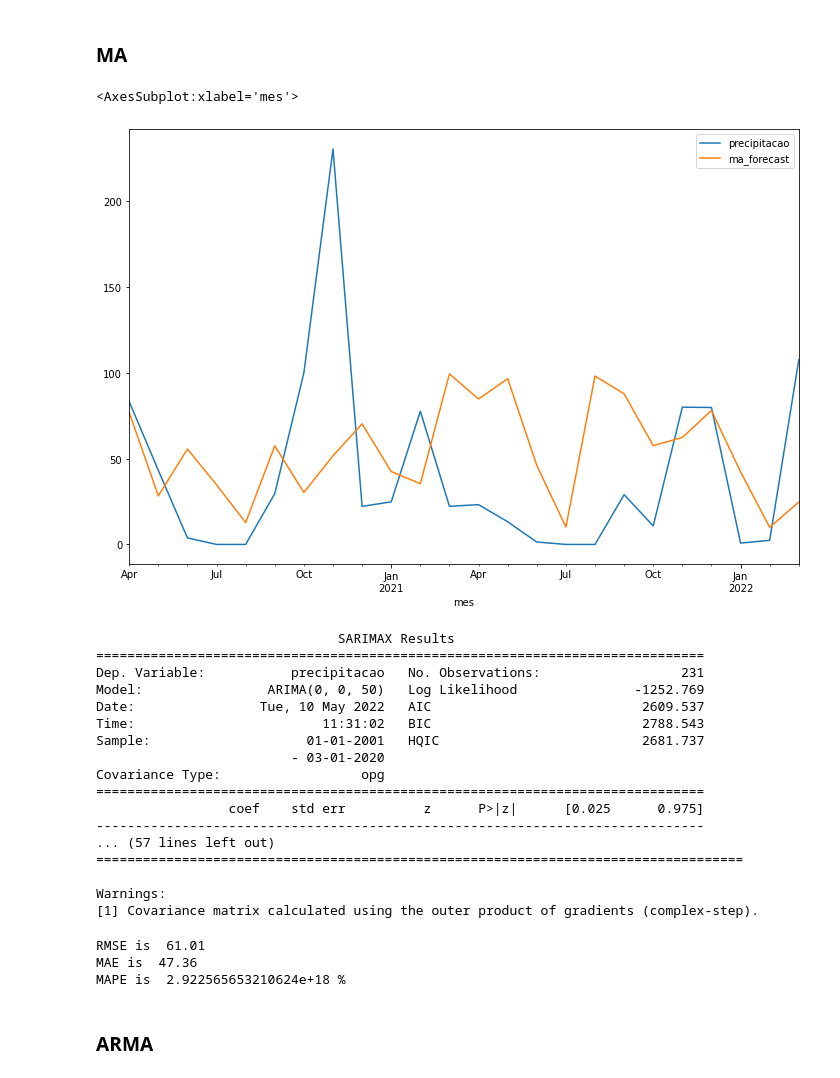
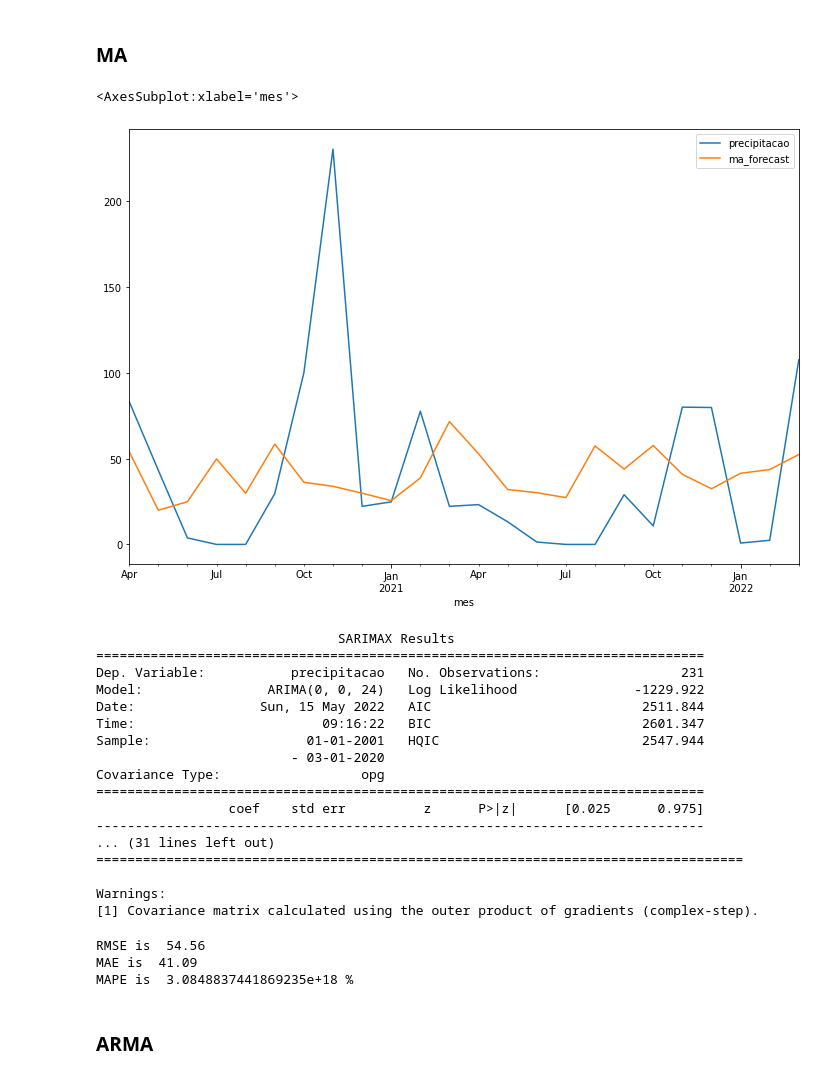
Before and after one commit to ManuelS0usa/TS-Precipitation-Forecast, a Jupyter notebook: ARMA_Models.ipynb, the cells around one changed output. Cells and saved outputs as stored; diff of their text form; code cells hidden in the pictures.

```diff
--- a/ARMA_Models.ipynb
+++ b/ARMA_Models.ipynb
@@ -371,29 +384,29 @@ MAPE is  6.13629049775168e+17 %
 # %%
 from statsmodels.tsa.arima.model import ARIMA
 # fit model
-ma_model = ARIMA(train_data, order=(0, 0, 50)).fit()
+ma_model = ARIMA(train_data, order=(0, 0, 24)).fit()
 # make prediction
 forecast_data['ma_forecast'] = ma_model.predict(start = mydata.shape[0]-fh, end=mydata.shape[0], dynamic= True)
 forecast_data[['precipitacao', 'ma_forecast']].iloc[-fh:].plot(figsize=(12, 8))
 # %% [output]
 <AxesSubplot:xlabel='mes'>
-[figure, old version]
+[figure, new version]
 # %%
 print(ma_model.summary())
 # %% [output]
                                SARIMAX Results
 ==============================================================================
 Dep. Variable:           precipitacao   No. Observations:                  231
-Model:                ARIMA(0, 0, 50)   Log Likelihood               -1252.769
-Date:                Tue, 10 May 2022   AIC                           2609.537
-Time:                        11:31:02   BIC                           2788.543
-Sample:                    01-01-2001   HQIC                          2681.737
+Model:                ARIMA(0, 0, 24)   Log Likelihood               -1229.922
+Date:                Sun, 15 May 2022   AIC                           2511.844
+Time:                        09:16:22   BIC                           2601.347
+Sample:                    01-01-2001   HQIC                          2547.944
                          - 03-01-2020
 Covariance Type:                  opg
 ==============================================================================
                  coef    std err          z      P>|z|      [0.025      0.975]
 ------------------------------------------------------------------------------
-... (57 lines left out)
+... (31 lines left out)
 ===================================================================================
 
 Warnings:
@@ -401,9 +414,9 @@ Warnings:
 # %%
 evaluate(test_data, forecast_data['ma_forecast'][-fh:])
 # %% [output]
-RMSE is  61.01
-MAE is  47.36
-MAPE is  2.922565653210624e+18 %
+RMSE is  54.56
+MAE is  41.09
+MAPE is  3.0848837441869235e+18 %
 # %% [markdown]
 ### ARMA
 # %%
```
Also changed, not shown: parts of 21 cells of this notebook, 1 other file.
